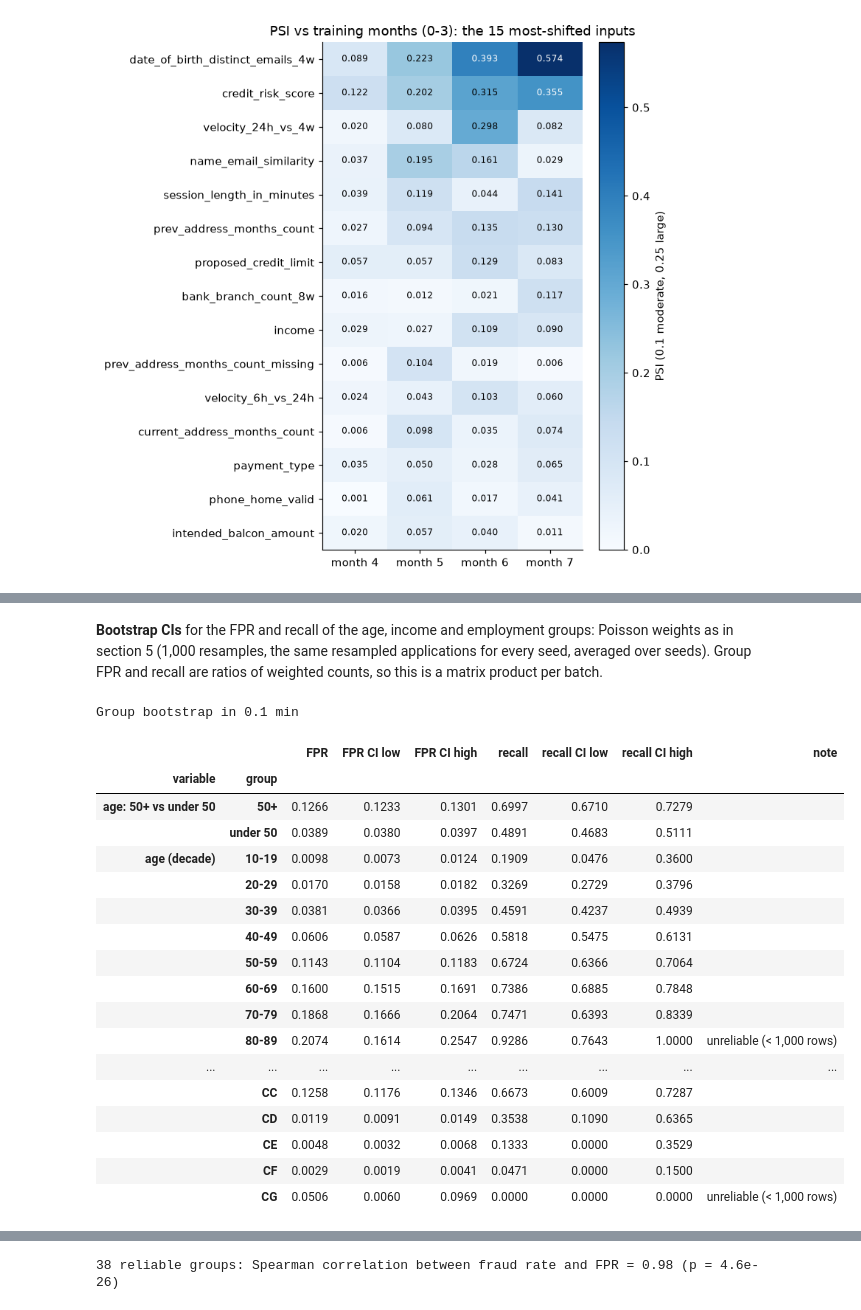
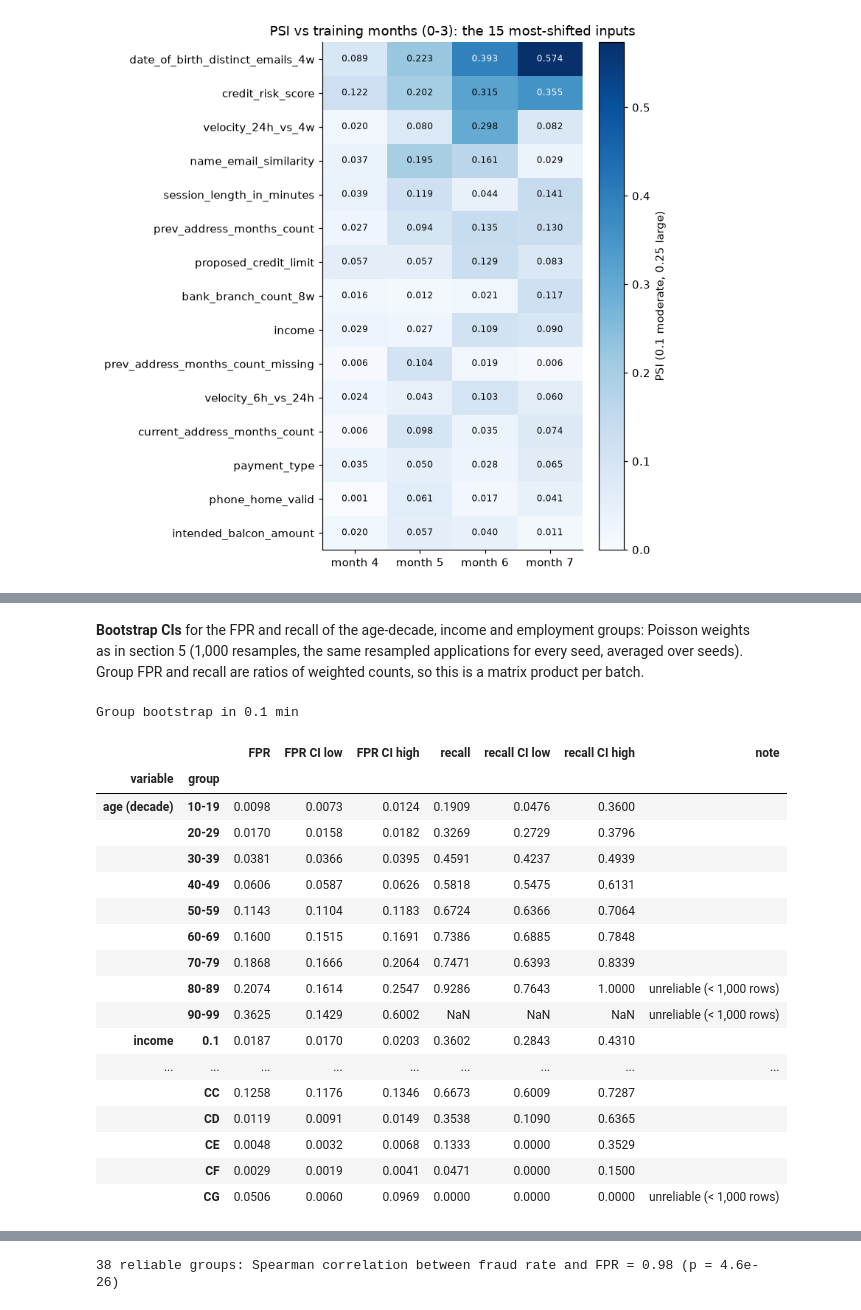
Before and after one commit to ErinaTjin/bt4012_grp10, a Jupyter notebook: notebooks/04_evaluation.ipynb, the cells around one changed output, grey strips where cells are left out. Drawn from its saved outputs; the diff is of its cells as text; code cells hidden in the pictures.

```diff
--- a/notebooks/04_evaluation.ipynb
+++ b/notebooks/04_evaluation.ipynb
@@ -1783,13 +1789,12 @@ Who does the model wrongly flag, and whose fraud does it miss? On the Base test
 
 For each group: size, fraud rate, recall, FPR and precision at the frozen threshold, the group's own recall at 5% FPR (only with at least 50 fraud cases, otherwise n/a), and its FPR divided by the overall FPR (above 1 = wrongly flagged more often than average). Groups with fewer than 1,000 applications are marked unreliable. Nothing is fitted here.
 # %%
-GROUP_VARIABLES = ['age: 50+ vs under 50', 'age (decade)', 'income', 'employment_status', 'housing_status',
+GROUP_VARIABLES = ['age (decade)', 'income', 'employment_status', 'housing_status',
                    'source', 'device_os', 'payment_type']
 group_labels = pd.DataFrame({
-    'age: 50+ vs under 50': np.where(base_test['customer_age'] >= 50, '50+', 'under 50'),
     'age (decade)': [f'{a}-{a + 9}' for a in base_test['customer_age']],
     'income': base_test['income'].round(1).map('{:.1f}'.format).to_numpy(),
-    **{col: base_test[col].astype(str).to_numpy() for col in GROUP_VARIABLES[3:]},
+    **{col: base_test[col].astype(str).to_numpy() for col in GROUP_VARIABLES[2:]},
 })
 
 fraud = y_base_test == 1
@@ -1844,9 +1849,9 @@ shown
 |  | AD | 19777 | 314 | 0.0159 | 0.4943 | 0.0493 | 0.1392 | 0.4981 | ... |
 |  | AE | 41 | 0 | 0.0 | NaN | 0.0293 | 0.0 | n/a | ... |
 # %% [markdown]
-**Bootstrap CIs** for the FPR and recall of the age, income and employment groups: Poisson weights as in section 5 (1,000 resamples, the same resampled applications for every seed, averaged over seeds). Group FPR and recall are ratios of weighted counts, so this is a matrix product per batch.
+**Bootstrap CIs** for the FPR and recall of the age-decade, income and employment groups: Poisson weights as in section 5 (1,000 resamples, the same resampled applications for every seed, averaged over seeds). Group FPR and recall are ratios of weighted counts, so this is a matrix product per batch.
 # %%
-CI_VARIABLES = ['age: 50+ vs under 50', 'age (decade)', 'income', 'employment_status']
+CI_VARIABLES = ['age (decade)', 'income', 'employment_status']
 
 
 def bootstrap_group_rates(masks, n_resamples=N_BOOTSTRAP, rng_seed=BOOTSTRAP_SEED, batch=50):
@@ -1863,35 +1868,33 @@ def bootstrap_group_rates(masks, n_resamples=N_BOOTSTRAP, rng_seed=BOOTSTRAP_SEE
         with np.errstate(divide='ignore', invalid='ignore'):
             rates = np.mean([(w @ f) / group_totals for f in flagged], axis=0)
         fpr.append(rates[:, :G])
         recall.append(rates[:, G:])
     return np.vstack(fpr), np.vstack(recall)
 
 
 start = time.time()
 ci_groups = [(variable, group) for variable in CI_VARIABLES for group in group_table.loc[variable].index]
 masks = [group_labels[variable].to_numpy() == group for variable, group in ci_groups]
 fpr_resamples, recall_resamples = bootstrap_group_rates(masks)
 print(f'Group bootstrap in {(time.time() - start) / 60:.1f} min')
 
 import warnings
 with warnings.catch_warnings():
     warnings.simplefilter('ignore', RuntimeWarning)   # age 90-99 has no fraud cases, so no recall
     group_ci = pd.DataFrame({
         'FPR': [group_table.loc[key, 'FPR'] for key in ci_groups],
         'FPR CI low': np.nanpercentile(fpr_resamples, 2.5, axis=0),
         'FPR CI high': np.nanpercentile(fpr_resamples, 97.5, axis=0),
         'recall': [group_table.loc[key, 'recall'] for key in ci_groups],
         'recall CI low': np.nanpercentile(recall_resamples, 2.5, axis=0),
         'recall CI high': np.nanpercentile(recall_resamples, 97.5, axis=0),
         'note': [group_table.loc[key, 'note'] for key in ci_groups],
     }, index=pd.MultiIndex.from_tuples(ci_groups, names=['variable', 'group']))
 group_ci.round(4)
 # %% [output]
 Group bootstrap in 0.1 min
 |  |  | FPR | FPR CI low | FPR CI high | recall | recall CI low | recall CI high | note |
 | variable | group |  |  |  |  |  |  |  |
-| age: 50+ vs under 50 | 50+ | 0.1266 | 0.1233 | 0.1301 | 0.6997 | 0.6710 | 0.7279 |  |
-|  | under 50 | 0.0389 | 0.0380 | 0.0397 | 0.4891 | 0.4683 | 0.5111 |  |
 | age (decade) | 10-19 | 0.0098 | 0.0073 | 0.0124 | 0.1909 | 0.0476 | 0.3600 |  |
 |  | 20-29 | 0.0170 | 0.0158 | 0.0182 | 0.3269 | 0.2729 | 0.3796 |  |
 |  | 30-39 | 0.0381 | 0.0366 | 0.0395 | 0.4591 | 0.4237 | 0.4939 |  |
@@ -1900,6 +1903,8 @@ Group bootstrap in 0.1 min
 |  | 60-69 | 0.1600 | 0.1515 | 0.1691 | 0.7386 | 0.6885 | 0.7848 |  |
 |  | 70-79 | 0.1868 | 0.1666 | 0.2064 | 0.7471 | 0.6393 | 0.8339 |  |
 |  | 80-89 | 0.2074 | 0.1614 | 0.2547 | 0.9286 | 0.7643 | 1.0000 | unreliable (< 1,000 rows) |
+|  | 90-99 | 0.3625 | 0.1429 | 0.6002 | NaN | NaN | NaN | unreliable (< 1,000 rows) |
+| income | 0.1 | 0.0187 | 0.0170 | 0.0203 | 0.3602 | 0.2843 | 0.4310 |  |
 | ... | ... | ... | ... | ... | ... | ... | ... | ... |
 |  | CC | 0.1258 | 0.1176 | 0.1346 | 0.6673 | 0.6009 | 0.7287 |  |
 |  | CD | 0.0119 | 0.0091 | 0.0149 | 0.3538 | 0.1090 | 0.6365 |  |
```
Also changed, not shown: parts of 19 cells of this notebook.
